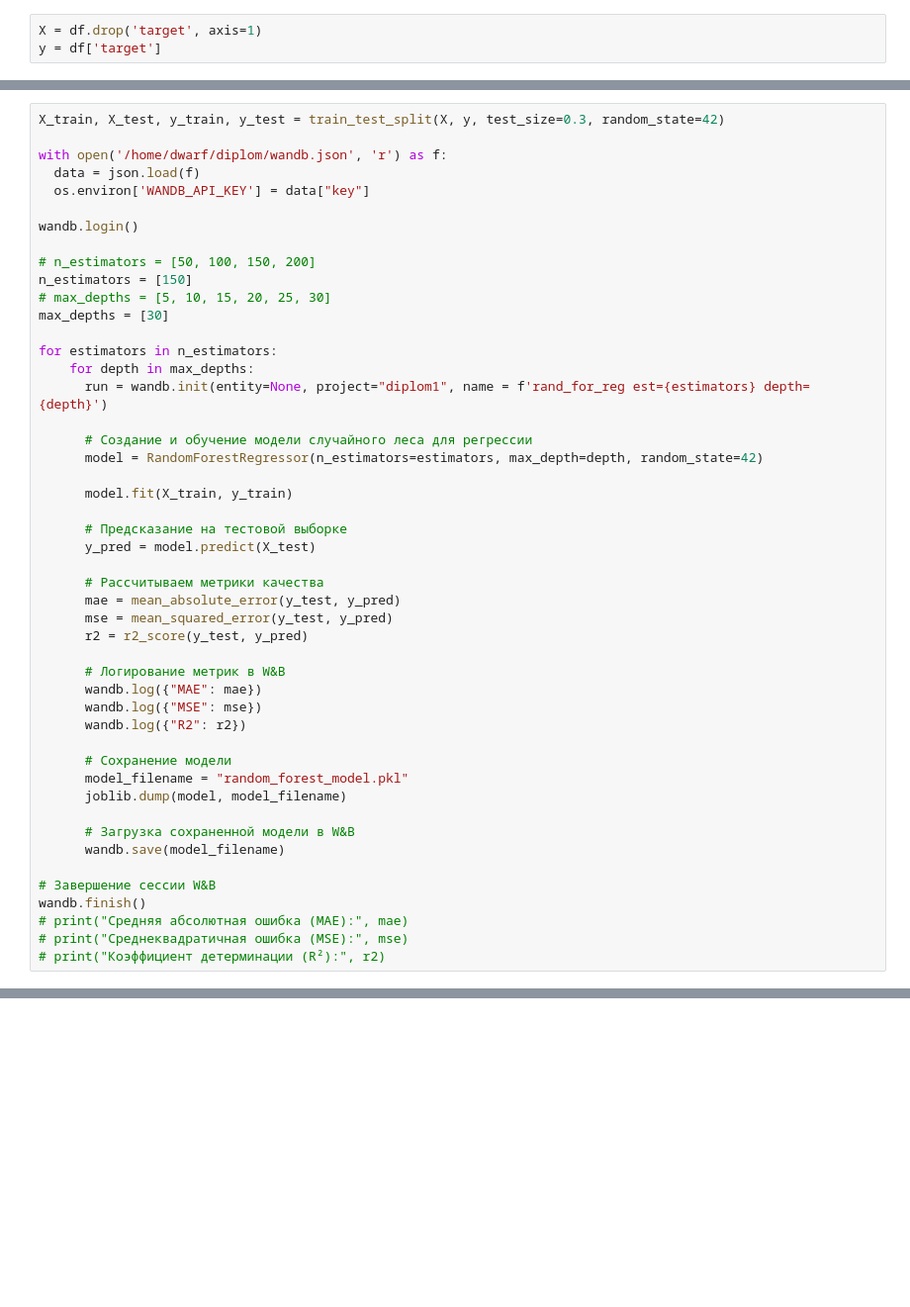
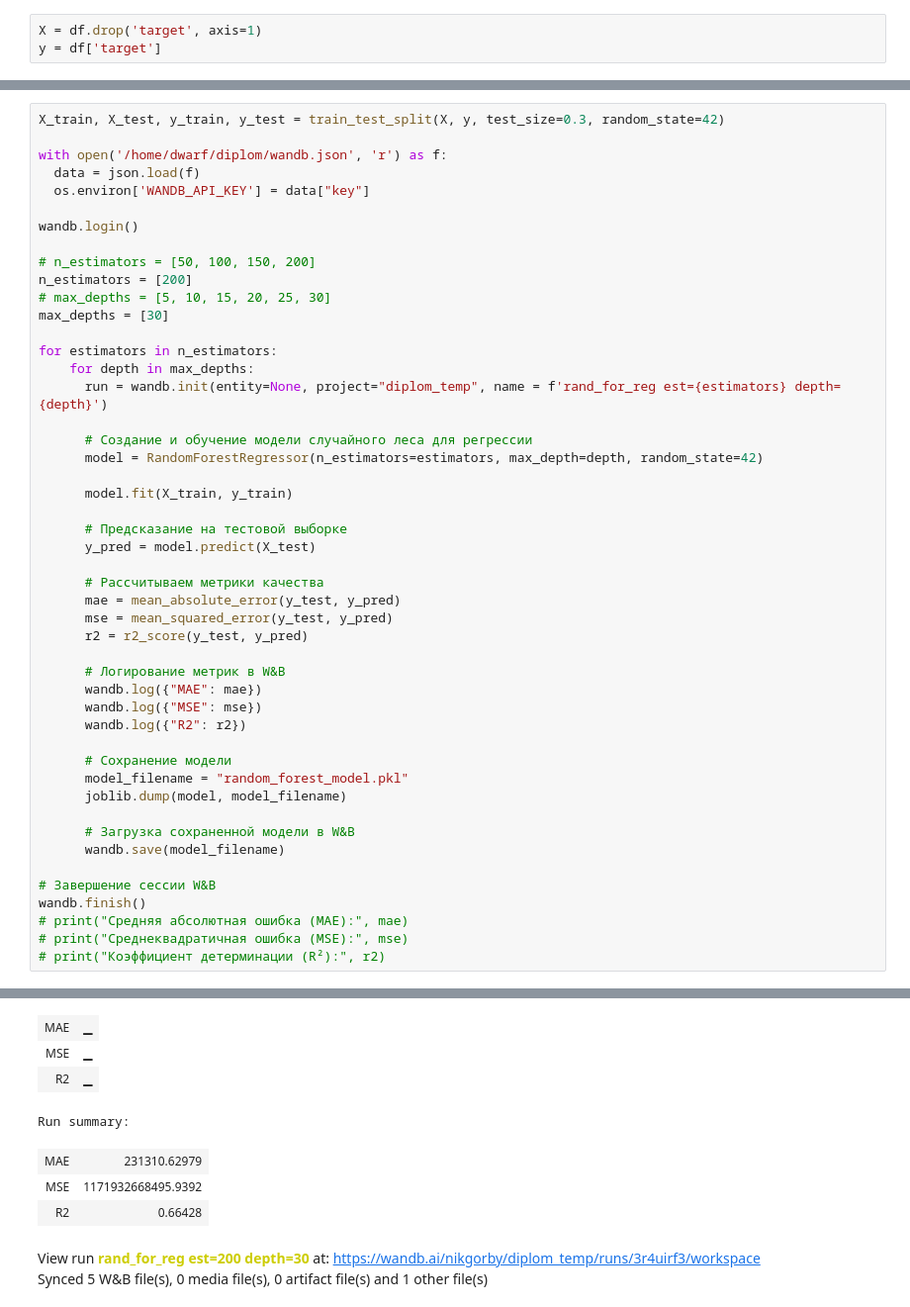
Before and after one commit to nik-gorby/diplom, a Jupyter notebook: learning.ipynb, the cells around one changed output, grey strips where cells are left out. Shown at 99% size. Saved outputs shown, nothing was run; the diff lists cells and outputs as text; blank space fills up the shorter version.

```diff
--- a/learning.ipynb
+++ b/learning.ipynb
@@ -116,13 +143,13 @@ with open('/home/dwarf/diplom/wandb.json', 'r') as f:
 wandb.login()
 
 # n_estimators = [50, 100, 150, 200]
-n_estimators = [150]
+n_estimators = [200]
 # max_depths = [5, 10, 15, 20, 25, 30]
 max_depths = [30]
 
 for estimators in n_estimators:
     for depth in max_depths:
-      run = wandb.init(entity=None, project="diplom1", name = f'rand_for_reg est={estimators} depth={depth}')
+      run = wandb.init(entity=None, project="diplom_temp", name = f'rand_for_reg est={estimators} depth={depth}')
 
       # Создание и обучение модели случайного леса для регрессии
       model = RandomForestRegressor(n_estimators=estimators, max_depth=depth, random_state=42)
@@ -154,3 +181,4 @@ wandb.finish()
 # print("Средняя абсолютная ошибка (MAE):", mae)
 # print("Среднеквадратичная ошибка (MSE):", mse)
 # print("Коэффициент детерминации (R²):", r2)
+# %% [output]
@@ -156,0 +193,9 @@ wandb.finish()
+| MAE | ▁ |
+| MSE | ▁ |
+| R2 | ▁ |
+Run summary:
+| MAE | 231310.62979 |
+| MSE | 1171932668495.9392 |
+| R2 | 0.66428 |
+View run rand_for_reg est=200 depth=30 at: https://wandb.ai/nikgorby/diplom_temp/runs/3r4uirf3/workspace
+Synced 5 W&B file(s), 0 media file(s), 0 artifact file(s) and 1 other file(s)
```
Also changed, not shown: parts of 9 cells of this notebook, 4 other files.
